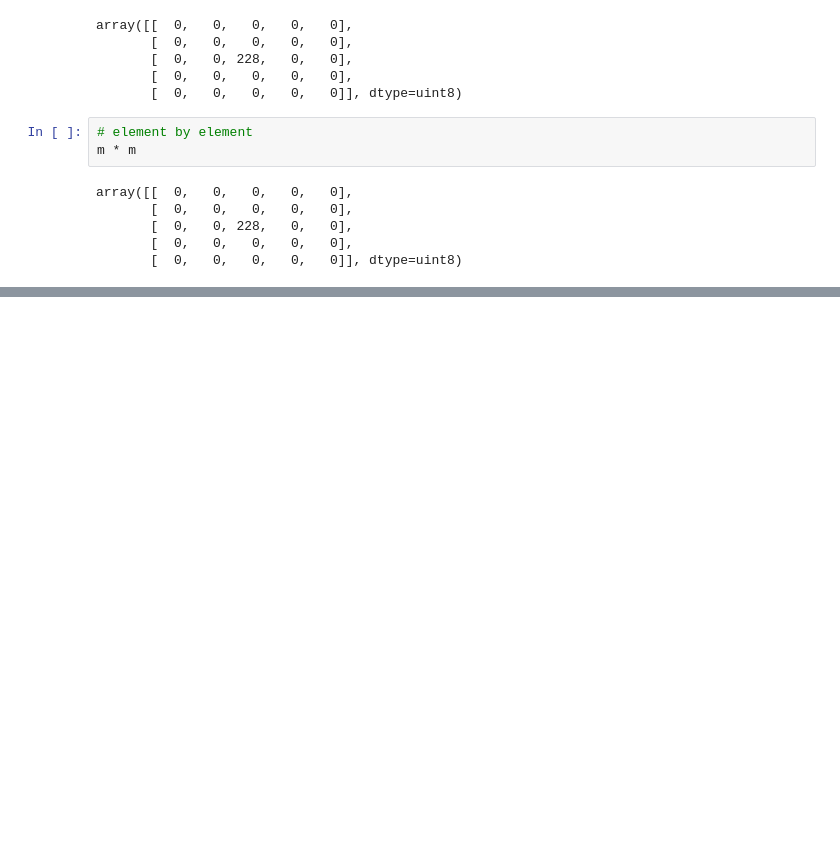
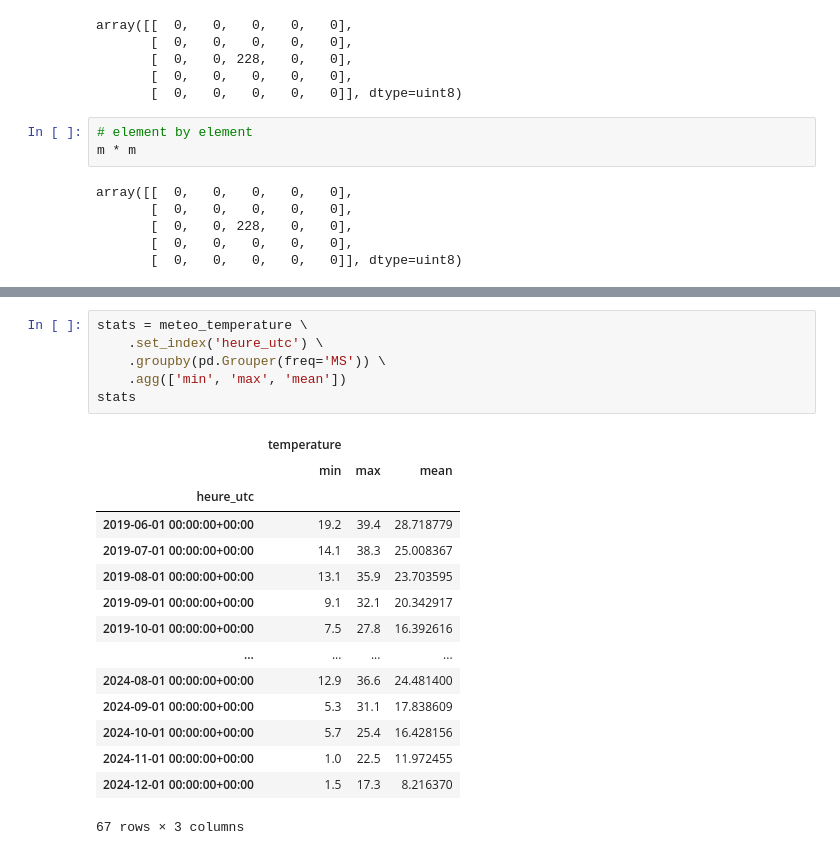
Before and after one commit to matthcol/python202412perf, a Jupyter notebook: scientific_python_demo.ipynb, the cells around one changed output, grey strips where cells are left out. Drawn from its saved outputs; the diff is of its cells as text; blank space fills up the shorter version.

```diff
--- a/scientific_python_demo.ipynb
+++ b/scientific_python_demo.ipynb
@@ -168,0 +550,22 @@ array([[  0,   0,   0,   0,   0],
+# %%
+stats = meteo_temperature \
+    .set_index('heure_utc') \
+    .groupby(pd.Grouper(freq='MS')) \
+    .agg(['min', 'max', 'mean'])
+stats
+# %% [output]
+|  | temperature |  |  |
+|  | min | max | mean |
+| heure_utc |  |  |  |
+| 2019-06-01 00:00:00+00:00 | 19.2 | 39.4 | 28.718779 |
+| 2019-07-01 00:00:00+00:00 | 14.1 | 38.3 | 25.008367 |
+| 2019-08-01 00:00:00+00:00 | 13.1 | 35.9 | 23.703595 |
+| 2019-09-01 00:00:00+00:00 | 9.1 | 32.1 | 20.342917 |
+| 2019-10-01 00:00:00+00:00 | 7.5 | 27.8 | 16.392616 |
+| ... | ... | ... | ... |
+| 2024-08-01 00:00:00+00:00 | 12.9 | 36.6 | 24.481400 |
+| 2024-09-01 00:00:00+00:00 | 5.3 | 31.1 | 17.838609 |
+| 2024-10-01 00:00:00+00:00 | 5.7 | 25.4 | 16.428156 |
+| 2024-11-01 00:00:00+00:00 | 1.0 | 22.5 | 11.972455 |
+| 2024-12-01 00:00:00+00:00 | 1.5 | 17.3 | 8.216370 |
+67 rows × 3 columns
```
Also changed, not shown: parts of 56 cells of this notebook.
